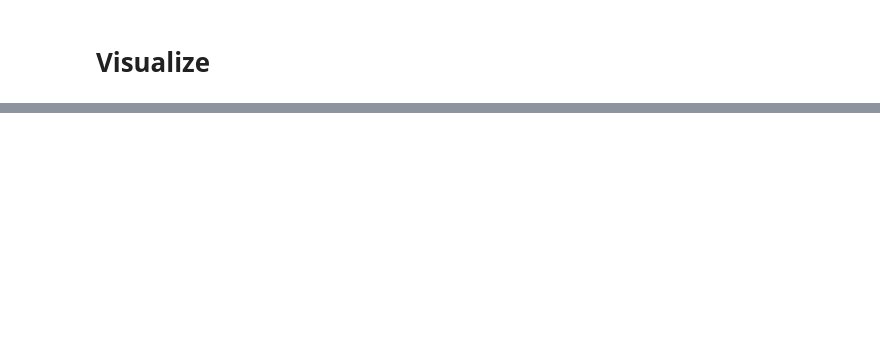
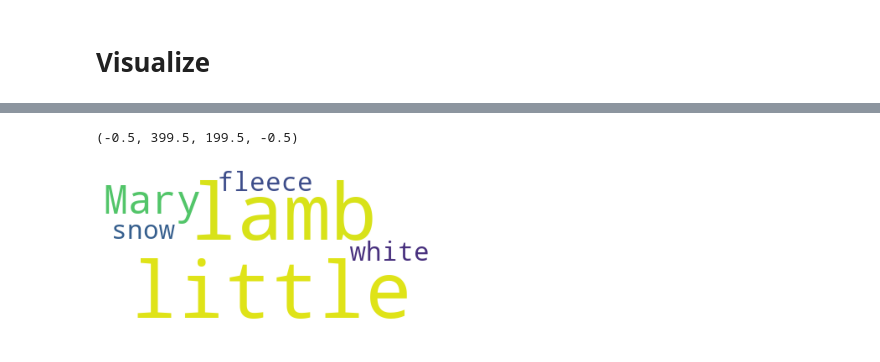
Before and after one commit to matt-c-knight/natural-language-processing-exercises, a Jupyter notebook: explore.ipynb, the cells around one changed output, grey strips where cells are left out. Drawn from its saved outputs; the diff is of its cells as text; code cells hidden in the pictures; blank space fills up the shorter version.

```diff
--- a/explore.ipynb
+++ b/explore.ipynb
@@ -246,0 +327,10 @@ word_counts.head()
+# %%
+sentence = 'Mary had a little lamb, little lamb, little lamb. Its fleece was white as snow.'
+
+img = WordCloud(background_color='white').generate(sentence)
+plt.imshow(img)
+
+plt.axis('off')
+# %% [output]
+(-0.5, 399.5, 199.5, -0.5)
+[figure, added]
```
Also changed, not shown: parts of 20 cells of this notebook.
